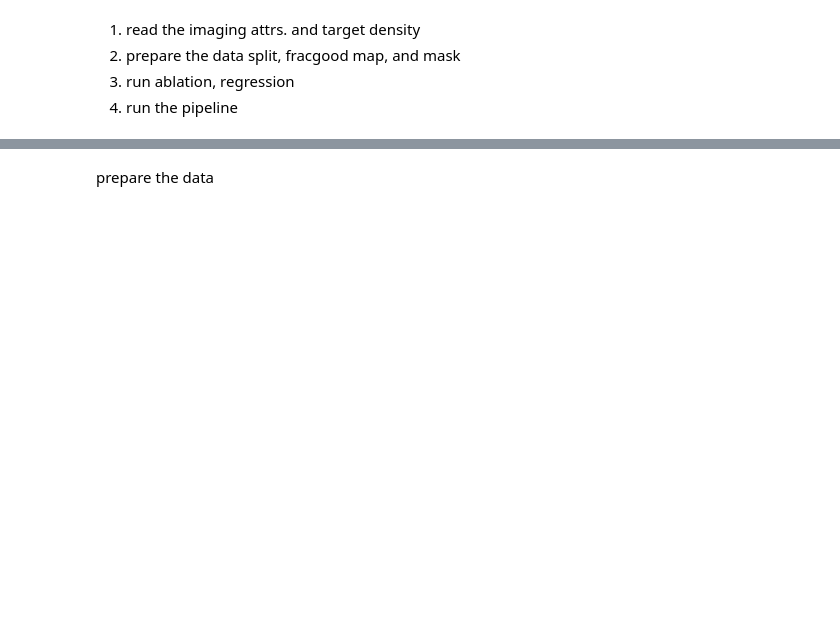
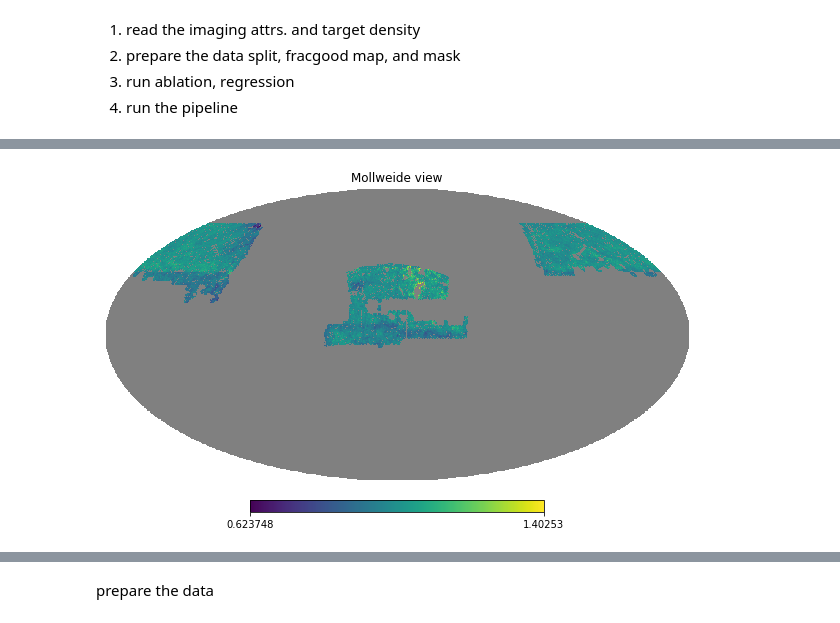
Before and after one commit to mehdirezaie/desisv, a Jupyter notebook: dr8_for_pauline.ipynb, the cells around one changed output, grey strips where cells are left out. Cells and saved outputs as stored; diff of their text form; code cells hidden in the pictures; blank space fills up the shorter version.

```diff
--- a/dr8_for_pauline.ipynb
+++ b/dr8_for_pauline.ipynb
@@ -18,0 +58,4 @@ camb is not installed!
+# %%
+hp.mollview(wmap_t)
+# %% [output]
+[figure, added]
```
Also changed, not shown: parts of 42 cells of this notebook, 3 other files.
